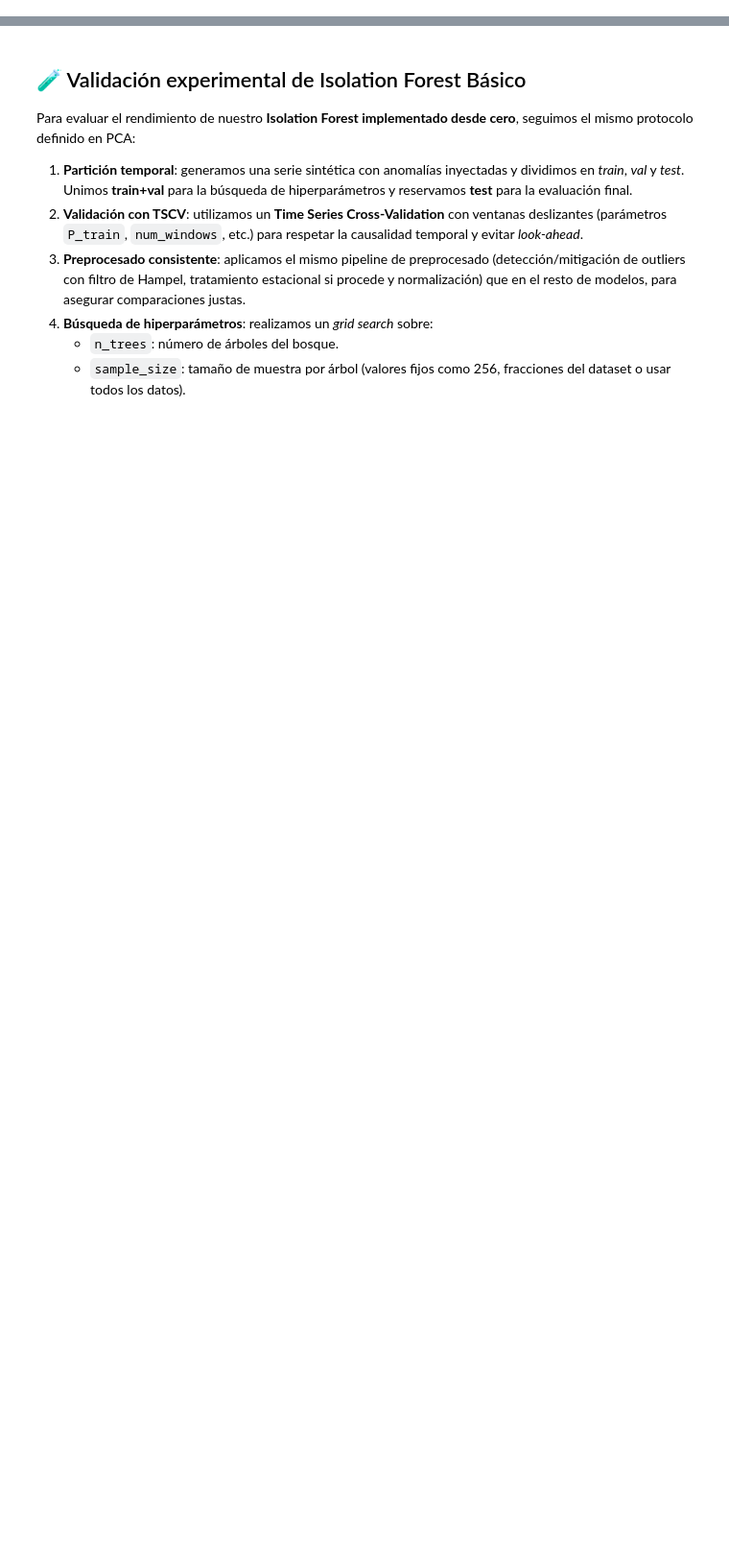
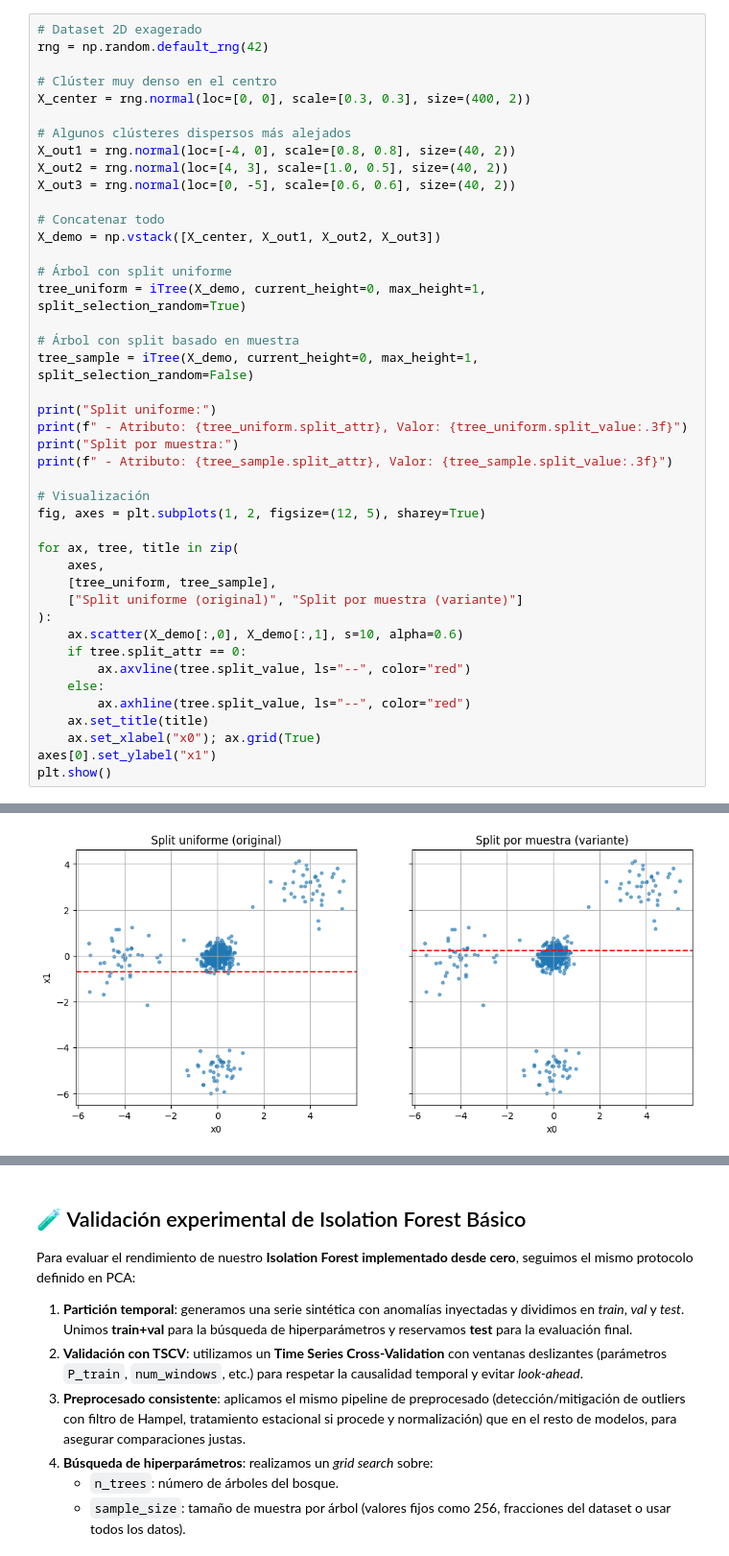
Before and after one commit to PabloAC04/MDF-ANOMALY-DETECTION, a Jupyter notebook: 06_isolation_forest.ipynb, the cells around one changed output, grey strips where cells are left out. Shown at 96% size. Drawn from its saved outputs; the diff is of its cells as text; blank space fills up the shorter version.

```diff
--- a/06_isolation_forest.ipynb
+++ b/06_isolation_forest.ipynb
@@ -141,0 +226,44 @@ Liu, Fei Tony, Kai Ming Ting, and Zhi-Hua Zhou.
+# %%
+# Dataset 2D exagerado
+rng = np.random.default_rng(42)
+
+# Clúster muy denso en el centro
+X_center = rng.normal(loc=[0, 0], scale=[0.3, 0.3], size=(400, 2))
+
+# Algunos clústeres dispersos más alejados
+X_out1 = rng.normal(loc=[-4, 0], scale=[0.8, 0.8], size=(40, 2))
+X_out2 = rng.normal(loc=[4, 3], scale=[1.0, 0.5], size=(40, 2))
+X_out3 = rng.normal(loc=[0, -5], scale=[0.6, 0.6], size=(40, 2))
+
+# Concatenar todo
+X_demo = np.vstack([X_center, X_out1, X_out2, X_out3])
+
+# Árbol con split uniforme
+tree_uniform = iTree(X_demo, current_height=0, max_height=1, split_selection_random=True)
+
+# Árbol con split basado en muestra
+tree_sample = iTree(X_demo, current_height=0, max_height=1, split_selection_random=False)
+
+print("Split uniforme:")
+print(f" - Atributo: {tree_uniform.split_attr}, Valor: {tree_uniform.split_value:.3f}")
+print("Split por muestra:")
+print(f" - Atributo: {tree_sample.split_attr}, Valor: {tree_sample.split_value:.3f}")
+
+# Visualización
+fig, axes = plt.subplots(1, 2, figsize=(12, 5), sharey=True)
+
+for ax, tree, title in zip(
+    axes,
+    [tree_uniform, tree_sample],
+    ["Split uniforme (original)", "Split por muestra (variante)"]
+):
+    ax.scatter(X_demo[:,0], X_demo[:,1], s=10, alpha=0.6)
+    if tree.split_attr == 0:
+        ax.axvline(tree.split_value, ls="--", color="red")
+    else:
+        ax.axhline(tree.split_value, ls="--", color="red")
+    ax.set_title(title)
+    ax.set_xlabel("x0"); ax.grid(True)
+axes[0].set_ylabel("x1")
+plt.show()
+# %% [output]
@@ -141,0 +274 @@ Liu, Fei Tony, Kai Ming Ting, and Zhi-Hua Zhou.
+[figure, added]
```
Also changed, not shown: parts of 33 cells of this notebook.
